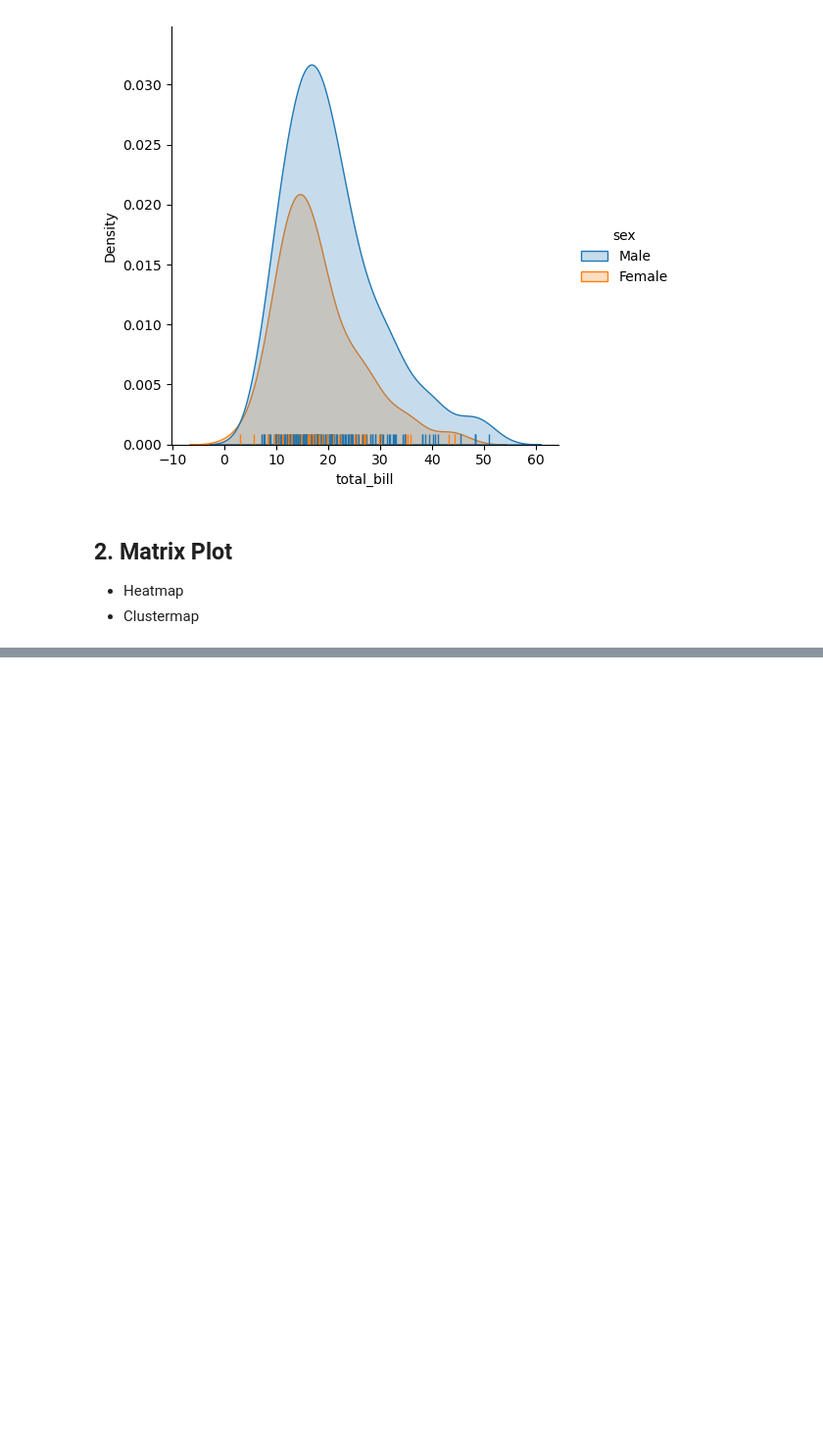
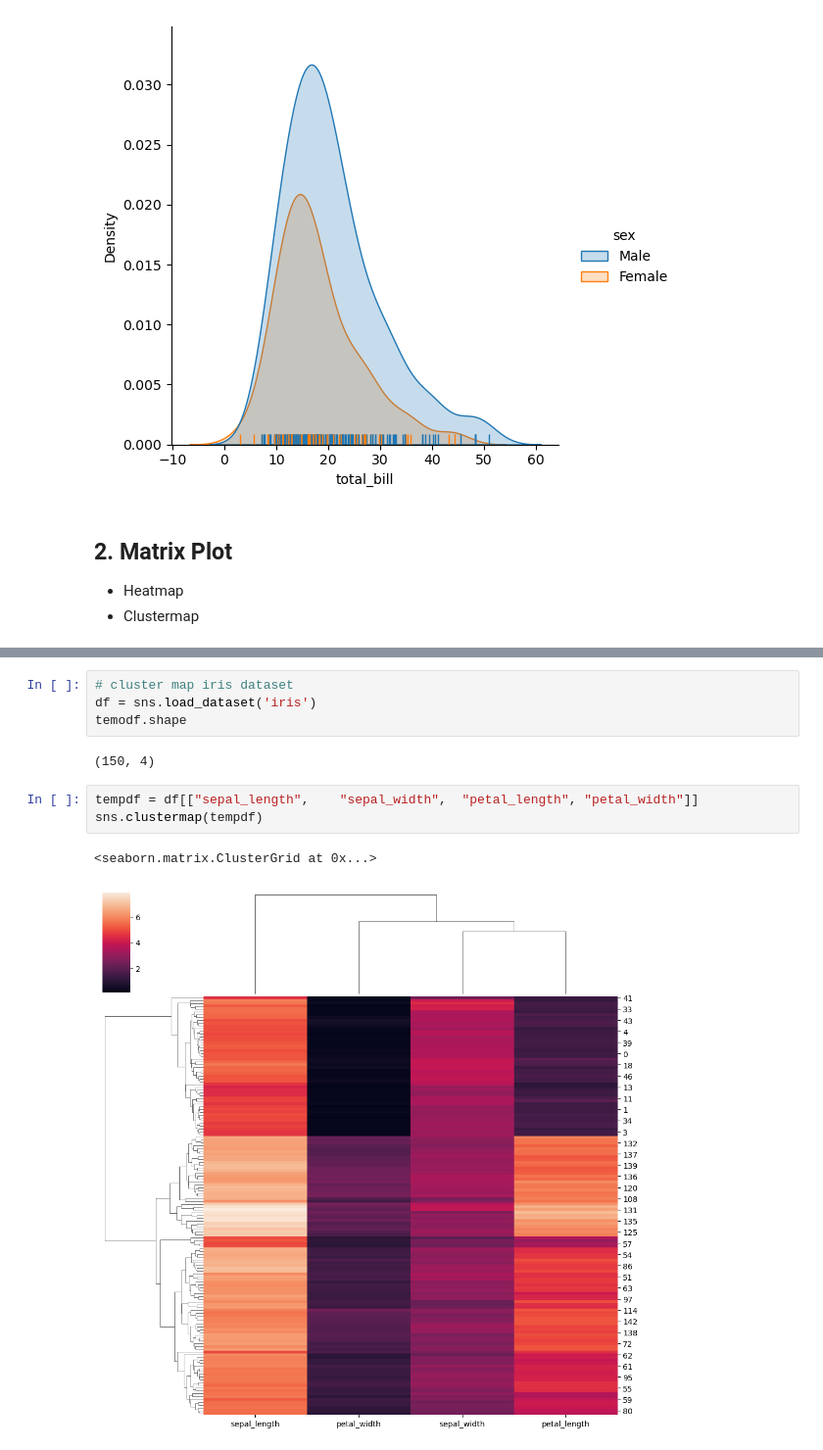
Before and after one commit to hirenkanzariya01/Data-visualization-, a Jupyter notebook: seaborn.ipynb, the cells around one changed output, grey strips where cells are left out. Shown at 98% size. Drawn from its saved outputs; the diff is of its cells as text; blank space fills up the shorter version.

```diff
--- a/seaborn.ipynb
+++ b/seaborn.ipynb
@@ -150,0 +181,12 @@ sns.displot(data=tips, rug=True, x ='total_bill', kind='kde', hue='sex', fill=Tr
+# %%
+# cluster map iris dataset
+df = sns.load_dataset('iris')
+temodf.shape
+# %% [output]
+(150, 4)
+# %%
+tempdf = df[["sepal_length",	"sepal_width",	"petal_length",	"petal_width"]]
+sns.clustermap(tempdf)
+# %% [output]
+<seaborn.matrix.ClusterGrid at 0x...>
+[figure, added]
```
Also changed, not shown: parts of 14 cells of this notebook.
